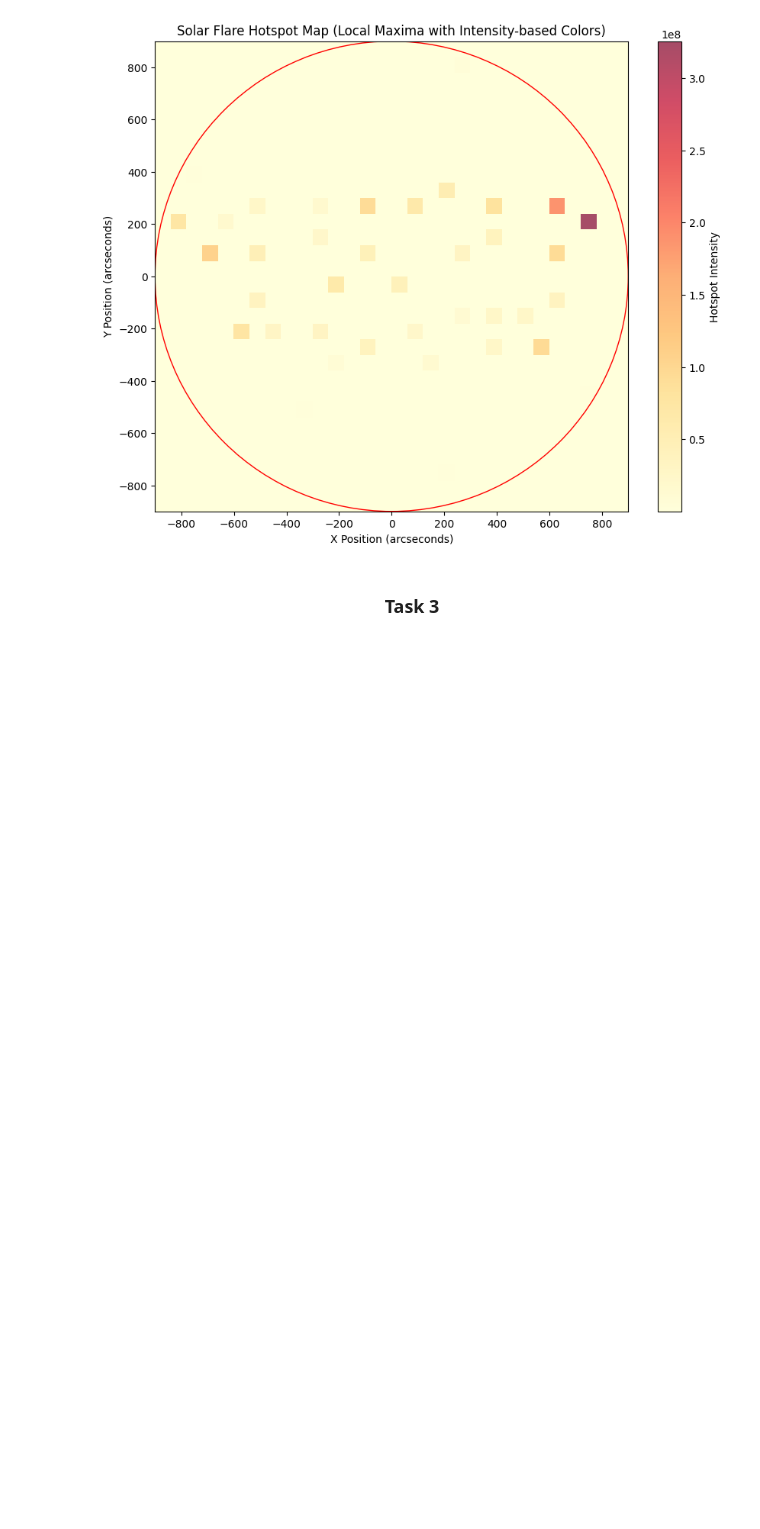
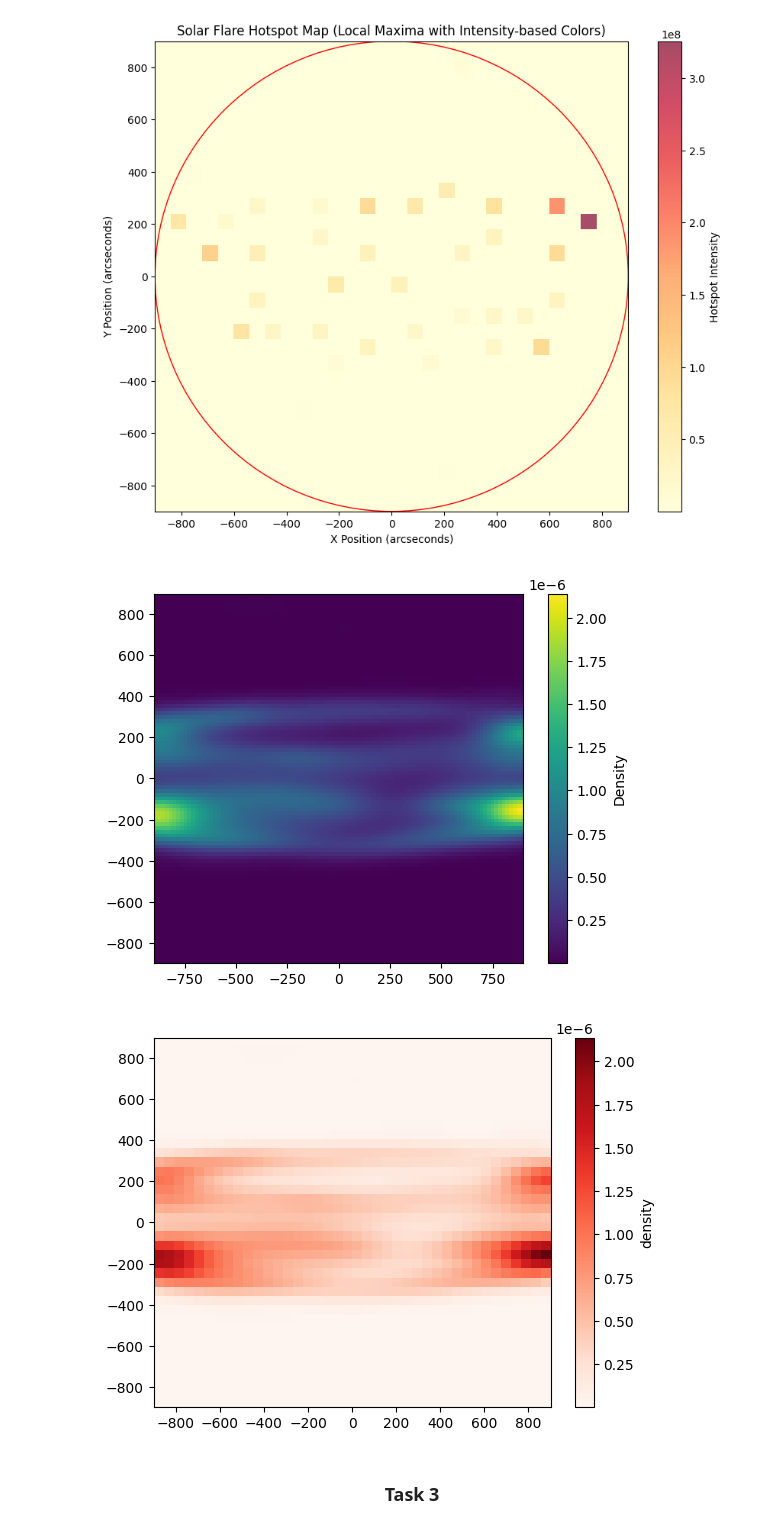
Before and after one commit to stphl/COSC3337-SolarFlaresProject, a Jupyter notebook: #2_Group_Group_Project.ipynb, the cells around one changed output. Saved outputs shown, nothing was run; the diff lists cells and outputs as text; code cells hidden in the pictures; blank space fills up the shorter version.

```diff
--- a/#2_Group_Group_Project.ipynb
+++ b/#2_Group_Group_Project.ipynb
@@ -297,6 +297,72 @@ cbar2 = fig2.colorbar(sc2, ax=ax2, label='Hotspot Intensity')
 plt.show()
 # %% [output]
 [figure]
+# %%
+from scipy.stats import gaussian_kde
+import numpy as np
+import matplotlib.pyplot as plt
+import pandas as pd
+
+# Load the data from the CSV file
+df = pd.read_csv('Solar_flare_RHESSI_2004_05.csv')
+
+# Extract the relevant columns
+data = df[['x.pos.asec', 'y.pos.asec']].values.T  # Consider only x and y positions
+
+# Create the KDE
+kde = gaussian_kde(data)
+
+# Define the grid and evaluate the KDE
+xgrid = np.linspace(-900, 900, 100)
+ygrid = np.linspace(-900, 900, 100)
+Xgrid, Ygrid = np.meshgrid(xgrid, ygrid)
+grid_points = np.vstack([Xgrid.ravel(), Ygrid.ravel()])
+Z = kde(grid_points)
+
+# Reshape Z for plotting
+Z = Z.reshape(Xgrid.shape)
+
+# Plot the KDE
+plt.imshow(Z, origin='lower', extent=[-900, 900, -900, 900], cmap='viridis')
+cb = plt.colorbar()
+cb.set_label("Density")
+plt.show()
+
+
+
+from scipy.stats import gaussian_kde
+import numpy as np
+import matplotlib.pyplot as plt
+import pandas as pd
+
+df = pd.read_csv('Solar_flare_RHESSI_2004_05.csv')
+
+# Filter the data to include only observations with high total counts
+high_count_threshold = 1000  # Adjust this threshold as needed
+filtered_data = df[df['total.counts'] >= high_count_threshold]
+
+# Fit the KDE using the filtered data
+data = np.vstack([filtered_data['x.pos.asec'], filtered_data['y.pos.asec']])
+kde = gaussian_kde(data)
+
+# Evaluate on a regular grid
+xgrid = np.linspace(-900, 900, 40)
+ygrid = np.linspace(-900, 900, 40)
+Xgrid, Ygrid = np.meshgrid(xgrid, ygrid)
+Z = kde.evaluate(np.vstack([Xgrid.ravel(), Ygrid.ravel()]))
+
+# Plot the result as an image
+plt.imshow(Z.reshape(Xgrid.shape),
+           origin='lower', aspect='auto',
+           extent=[-900, 900, -900, 900],
+           cmap='Reds')
+cb = plt.colorbar()
+cb.set_label("density")
+
+plt.show()
+# %% [output]
+[figure, added]
+[figure, added]
 # %% [markdown]
 <h3><center><strong>Task 3</strong></center></h3>
 # %% [markdown]
```
